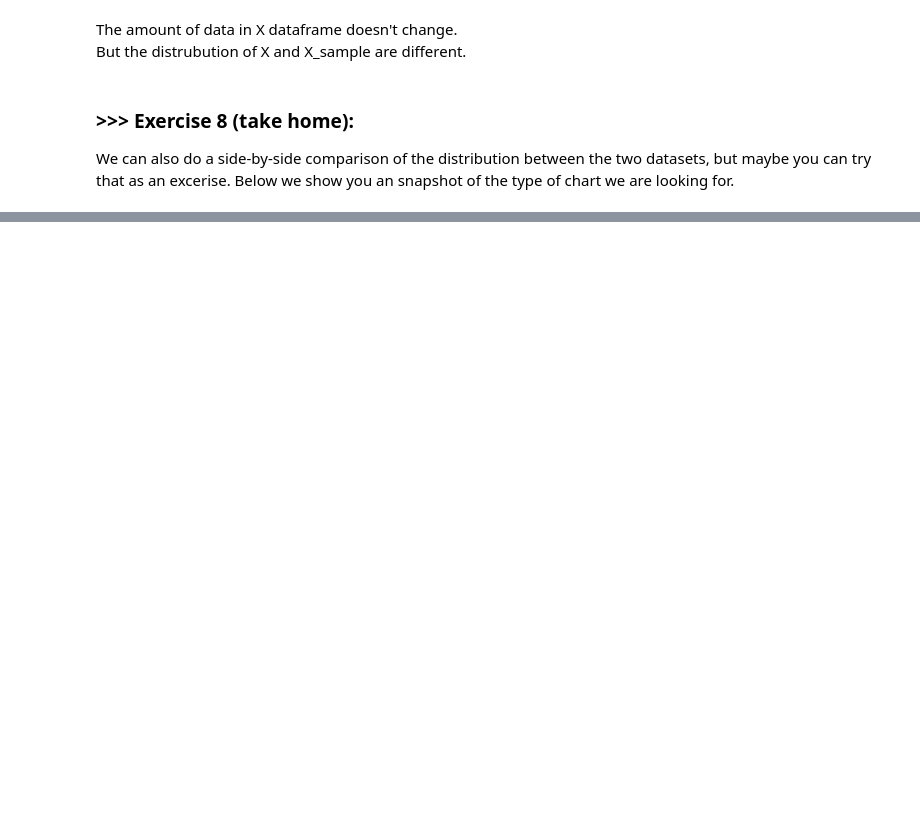
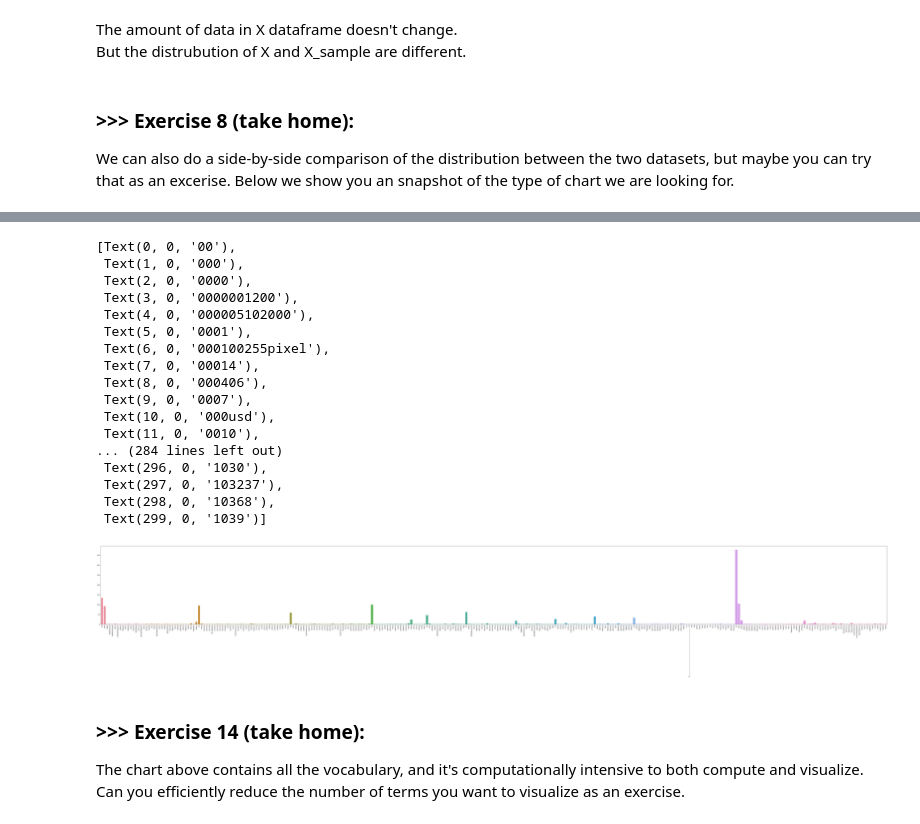
Before and after one commit to a428327tw/DM2022-Lab1-Master, a Jupyter notebook: DM2022-Lab1-Homework.ipynb, the cells around one changed output, grey strips where cells are left out. Drawn from its saved outputs; the diff is of its cells as text; code cells hidden in the pictures; blank space fills up the shorter version.

```diff
--- a/DM2022-Lab1-Homework.ipynb
+++ b/DM2022-Lab1-Homework.ipynb
@@ -258,0 +323,29 @@ analyze("I am craving for a hawaiian pizza right now")
+# %%
+term_frequencies = np.asarray(X_counts.sum(axis=0))[0]
+# %%
+plt.subplots(figsize=(100, 10))
+g = sns.barplot(x=count_vect.get_feature_names_out()[:300],
+            y=term_frequencies[:300])
+g.set_xticklabels(count_vect.get_feature_names_out()[:300], rotation = 90)
+# %% [output]
+[Text(0, 0, '00'),
+ Text(1, 0, '000'),
+ Text(2, 0, '0000'),
+ Text(3, 0, '0000001200'),
+ Text(4, 0, '000005102000'),
+ Text(5, 0, '0001'),
+ Text(6, 0, '000100255pixel'),
+ Text(7, 0, '00014'),
+ Text(8, 0, '000406'),
+ Text(9, 0, '0007'),
+ Text(10, 0, '000usd'),
+ Text(11, 0, '0010'),
+... (284 lines left out)
+ Text(296, 0, '1030'),
+ Text(297, 0, '103237'),
+ Text(298, 0, '10368'),
+ Text(299, 0, '1039')]
+[figure, added]
+# %% [markdown]
+### >>> Exercise 14 (take home):
+The chart above contains all the vocabulary, and it's computationally intensive to both compute and visualize. Can you efficiently reduce the number of terms you want to visualize as an exercise.
```
Also changed, not shown: parts of 95 cells of this notebook.
